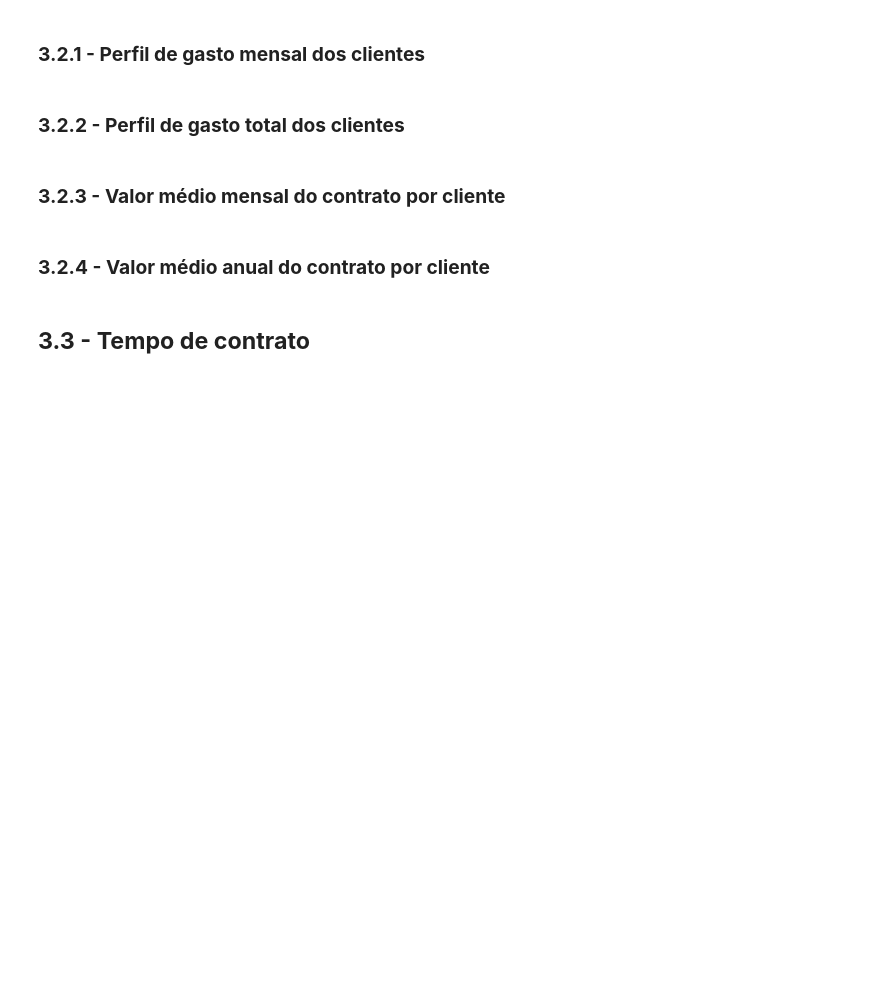
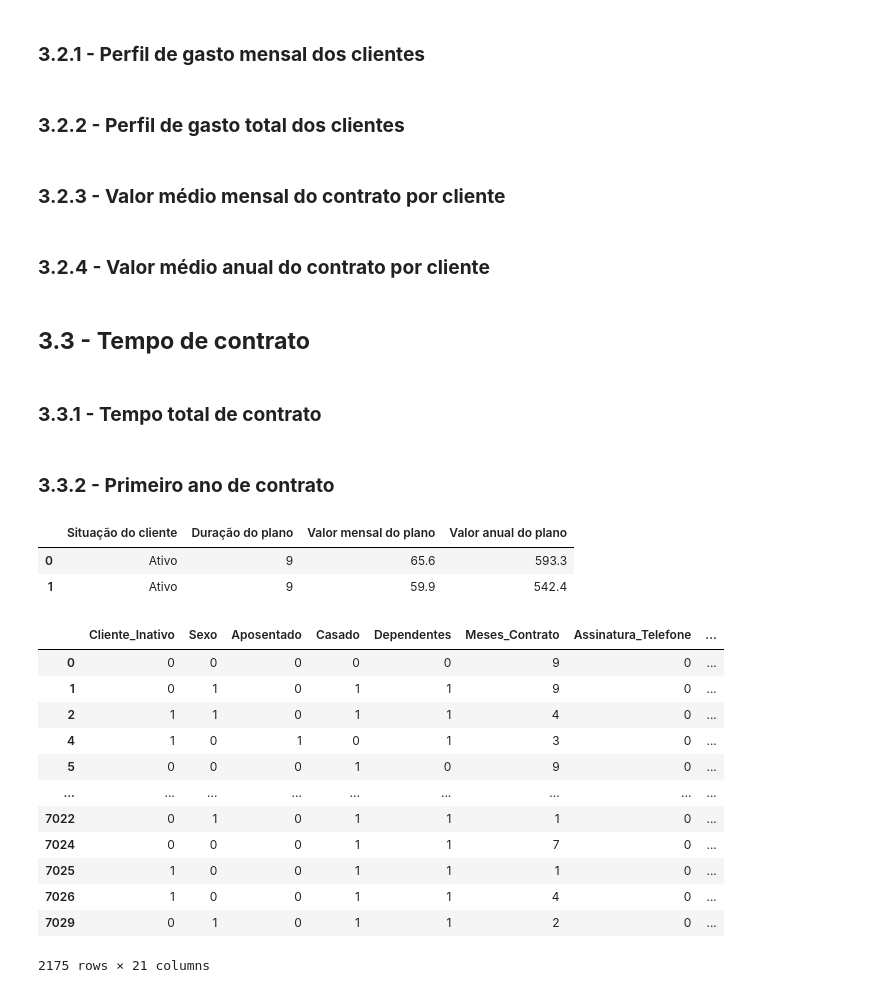
Before and after one commit to goto-95/Challenge_DataScience_AluraVoz, a Jupyter notebook: Challenge_DS_Alura_Semana02.ipynb, the cells around one changed output. Cells and saved outputs as stored; diff of their text form; code cells hidden in the pictures; blank space fills up the shorter version.

```diff
--- a/Challenge_DS_Alura_Semana02.ipynb
+++ b/Challenge_DS_Alura_Semana02.ipynb
@@ -122,6 +148,8 @@ fig.update_traces(textfont_size=16, textangle=0, textposition="inside", cliponax
 fig.show()
 # %% [markdown]
 ## **3.3 - Tempo de contrato**
+# %% [markdown]
+### **3.3.1 - Tempo total de contrato**
 # %%
 # Dataframe de plotagem
 df_contrato = df.Meses_Contrato.value_counts()
@@ -136,3 +164,5 @@ fig = px.histogram(df_contrato, x="Duração do plano", color = "Situação do c
 fig.update_traces( opacity=0.8, marker_line_width=1.5, marker_line_color = 'rgb(0,0,0)')
 fig.update_layout(bargap=0.05)
 fig.show()
+# %% [markdown]
+### **3.3.2 - Primeiro ano de contrato**
@@ -138,0 +171,11 @@ fig.show()
+# %%
+# Avaliando somente os clientes com 1 e 2 anos de contrato
+clientes_1y = df.query('Meses_Contrato <= 12')
+clientes_1y = clientes_1y[['Cliente_Inativo','Meses_Contrato','Valor_Mensal','Valor_Anual']]
+clientes_1y.columns = ['Situação do cliente','Duração do plano', 'Valor mensal do plano','Valor anual do plano']
+clientes_1y['Situação do cliente'] = clientes_1y['Situação do cliente'].map({0:'Ativo', 1:'Inativo'})
+clientes_1y.head(2)
+# %% [output]
+|  | Situação do cliente | Duração do plano | Valor mensal do plano | Valor anual do plano |
+| 0 | Ativo | 9 | 65.6 | 593.3 |
+| 1 | Ativo | 9 | 59.9 | 542.4 |
@@ -138,0 +200,16 @@ fig.show()
+# %%
+df.query('Meses_Contrato <= 12')
+# %% [output]
+|  | Cliente_Inativo | Sexo | Aposentado | Casado | Dependentes | Meses_Contrato | Assinatura_Telefone | ... |
+| 0 | 0 | 0 | 0 | 0 | 0 | 9 | 0 | ... |
+| 1 | 0 | 1 | 0 | 1 | 1 | 9 | 0 | ... |
+| 2 | 1 | 1 | 0 | 1 | 1 | 4 | 0 | ... |
+| 4 | 1 | 0 | 1 | 0 | 1 | 3 | 0 | ... |
+| 5 | 0 | 0 | 0 | 1 | 0 | 9 | 0 | ... |
+| ... | ... | ... | ... | ... | ... | ... | ... | ... |
+| 7022 | 0 | 1 | 0 | 1 | 1 | 1 | 0 | ... |
+| 7024 | 0 | 0 | 0 | 1 | 1 | 7 | 0 | ... |
+| 7025 | 1 | 0 | 0 | 1 | 1 | 1 | 0 | ... |
+| 7026 | 1 | 0 | 0 | 1 | 1 | 4 | 0 | ... |
+| 7029 | 0 | 1 | 0 | 1 | 1 | 2 | 0 | ... |
+2175 rows × 21 columns
```
Also changed, not shown: parts of 13 cells of this notebook.
